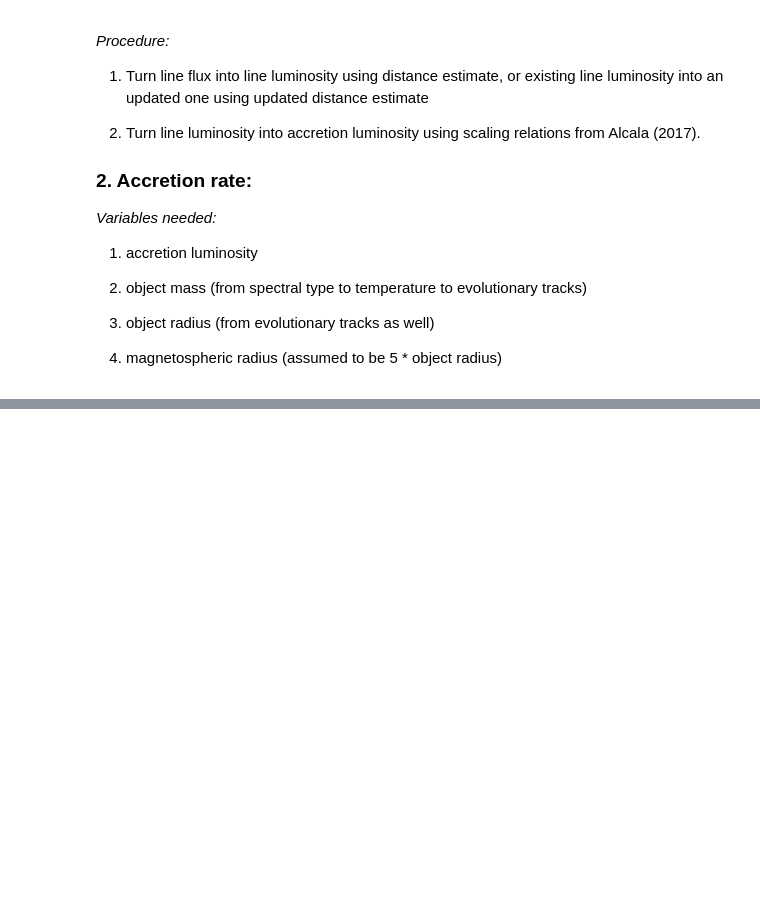
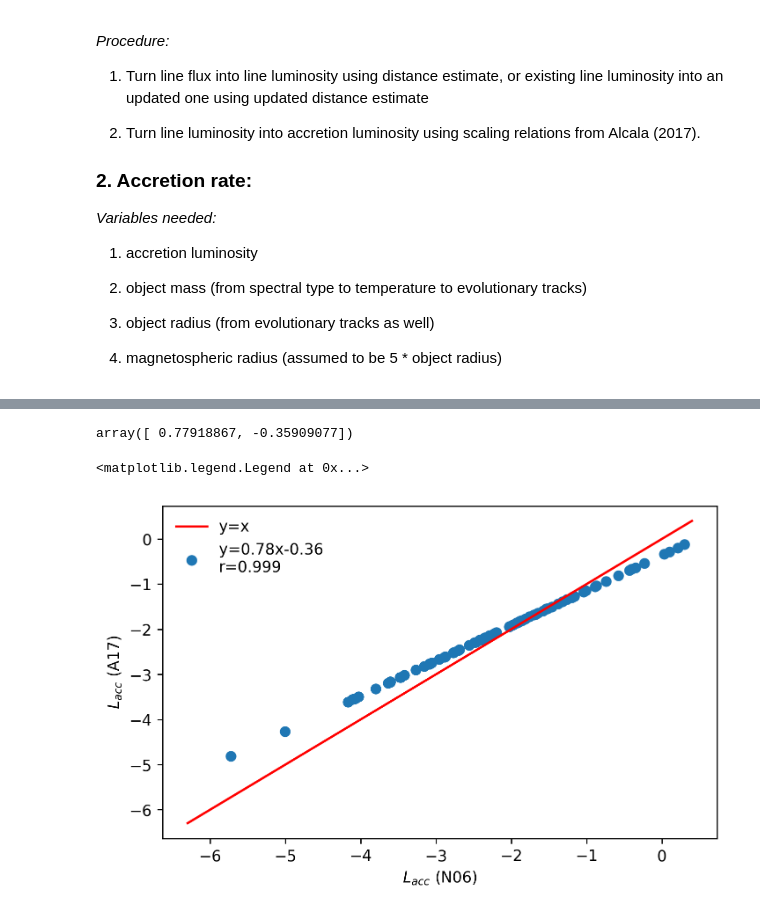
Before and after one commit to kfollette/Follette-group, a Jupyter notebook: AccDB/AccRates/Accretion rate re-estimates.ipynb, the cells around one changed output, grey strips where cells are left out. Cells and saved outputs as stored; diff of their text form; code cells hidden in the pictures; blank space fills up the shorter version.

```diff
--- a/AccDB/AccRates/Accretion rate re-estimates.ipynb
+++ b/AccDB/AccRates/Accretion rate re-estimates.ipynb
@@ -113,0 +200,10 @@ accr_lum(10**22 * u.W, 'H_alpha', 10**20 * u.W)
+# %%
+natta06 = db[db['Reference']=='Natta 2006']
+n06 = natta06[['Source', 'Object Mass M_Solar','Object Radius from L and T','PaB Line Lum (L_solar)','Log Accretion Luminosity (solar)']]
+n06 = n06.dropna()
+# %%
+n06['accr rate'] = zeros(len(n06))
+# %%
+l_line = [float(i) for i in n06['PaB Line Lum (L_solar)'].tolist()]
+log_l_acc_orig = [float(i) for i in n06['Log Accretion Luminosity (solar)'].tolist()]
+l_acc = L_acc_list(l_line,'Pa_beta')
@@ -113,0 +216,15 @@ accr_lum(10**22 * u.W, 'H_alpha', 10**20 * u.W)
+# %%
+polyfit(log_l_acc_orig, log_l_acc,1)
+# %% [output]
+array([ 0.77918867, -0.35909077])
+# %%
+plt.figure(figsize = (6.5,4), dpi = 250)
+plt.scatter(log_l_acc_orig, log_l_acc,label='y=0.78x-0.36 \nr=0.999')
+labx = plt.xlabel('$L_{acc}$ (N06)')
+laby = plt.ylabel('$L_{acc}$ (A17)')
+x = arange(-6.3,0.5,.1)
+plt.plot(x,x, color = 'r',label = 'y=x')
+plt.legend(frameon=False)
+# %% [output]
+<matplotlib.legend.Legend at 0x...>
+[figure, added]
```
Also changed, not shown: parts of 14 cells of this notebook.
